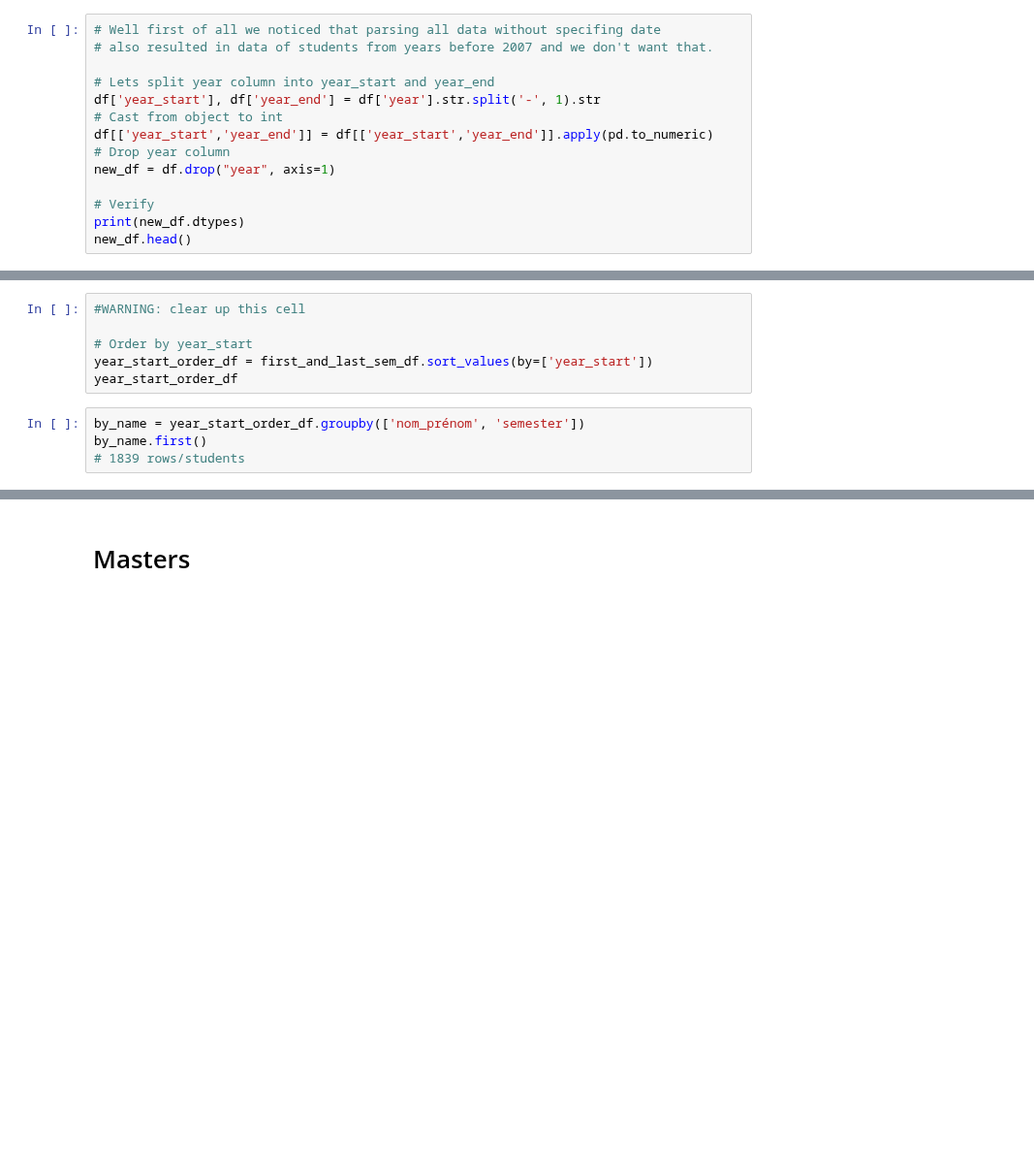
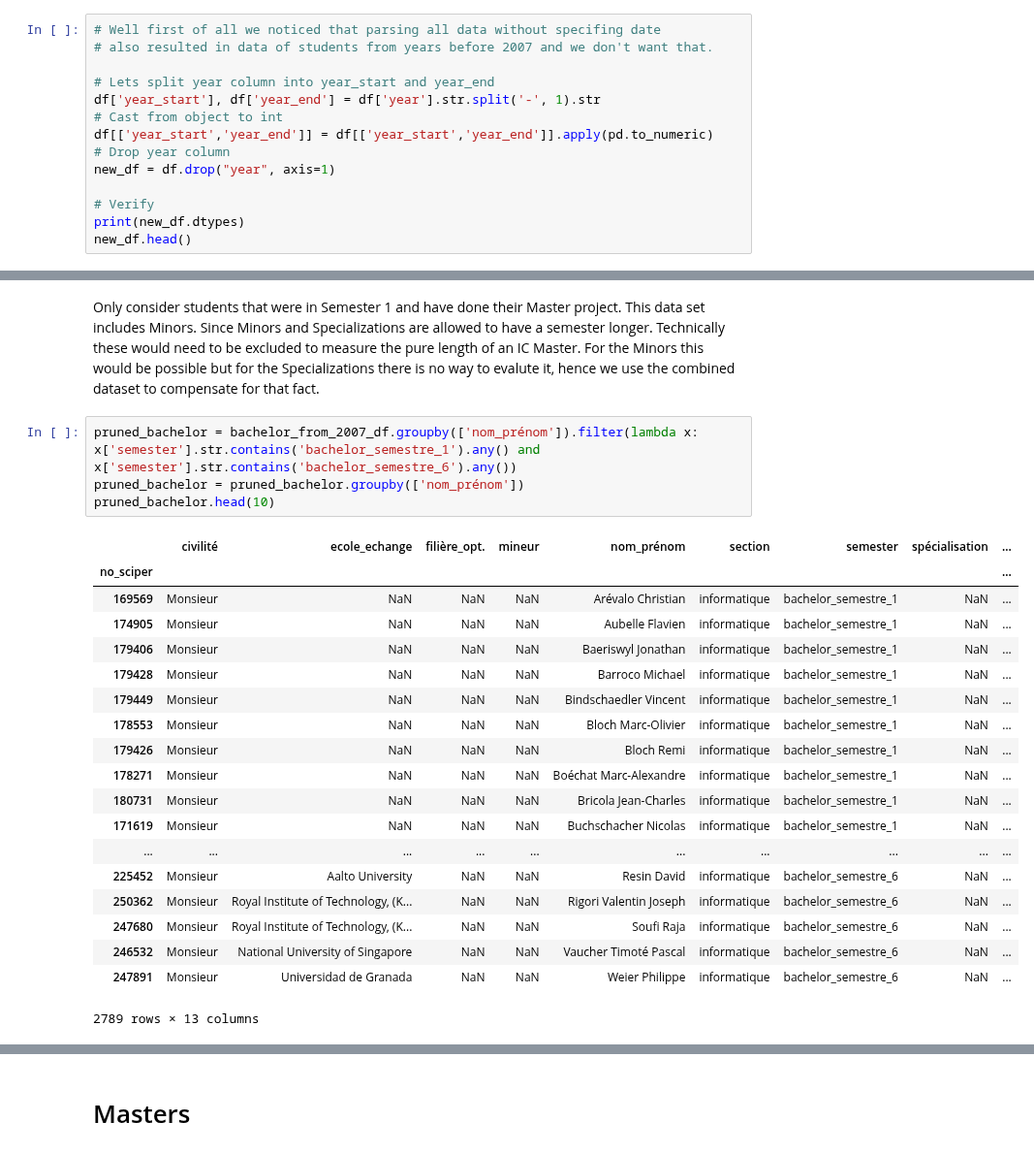
Before and after one commit to PaluchowskiMatthew/ADA-Kepler, a Jupyter notebook: 03 - Data from the Web/Get the data.ipynb, the cells around one changed output, grey strips where cells are left out. Shown at 97% size. Cells and saved outputs as stored; diff of their text form; blank space fills up the shorter version.

Commit message:
bachelor in

```diff
--- a/03 - Data from the Web/Get the data.ipynb
+++ b/03 - Data from the Web/Get the data.ipynb
@@ -156,10 +183,26 @@ by_name.first()
-# %%
-#WARNING: clear up this cell
-
-# Order by year_start
-year_start_order_df = first_and_last_sem_df.sort_values(by=['year_start'])
-year_start_order_df
-# %%
-by_name = year_start_order_df.groupby(['nom_prénom', 'semester'])
-by_name.first()
-# 1839 rows/students
+# %% [markdown]
+Only consider students that were in Semester 1 and have done their Master project. This data set includes Minors. Since Minors and Specializations are allowed to have a semester longer. Technically these would need to be excluded to measure the pure length of an IC Master. For the Minors this would be possible but for the Specializations there is no way to evalute it, hence we use the combined dataset to compensate for that fact.
+# %%
+pruned_bachelor = bachelor_from_2007_df.groupby(['nom_prénom']).filter(lambda x: x['semester'].str.contains('bachelor_semestre_1').any() and x['semester'].str.contains('bachelor_semestre_6').any())
+pruned_bachelor = pruned_bachelor.groupby(['nom_prénom'])
+pruned_bachelor.head(10)
+# %% [output]
+|  | civilité | ecole_echange | filière_opt. | mineur | nom_prénom | section | semester | spécialisation | ... |
+| no_sciper |  |  |  |  |  |  |  |  | ... |
+| 169569 | Monsieur | NaN | NaN | NaN | Arévalo Christian | informatique | bachelor_semestre_1 | NaN | ... |
+| 174905 | Monsieur | NaN | NaN | NaN | Aubelle Flavien | informatique | bachelor_semestre_1 | NaN | ... |
+| 179406 | Monsieur | NaN | NaN | NaN | Baeriswyl Jonathan | informatique | bachelor_semestre_1 | NaN | ... |
+| 179428 | Monsieur | NaN | NaN | NaN | Barroco Michael | informatique | bachelor_semestre_1 | NaN | ... |
+| 179449 | Monsieur | NaN | NaN | NaN | Bindschaedler Vincent | informatique | bachelor_semestre_1 | NaN | ... |
+| 178553 | Monsieur | NaN | NaN | NaN | Bloch Marc-Olivier | informatique | bachelor_semestre_1 | NaN | ... |
+| 179426 | Monsieur | NaN | NaN | NaN | Bloch Remi | informatique | bachelor_semestre_1 | NaN | ... |
+| 178271 | Monsieur | NaN | NaN | NaN | Boéchat Marc-Alexandre | informatique | bachelor_semestre_1 | NaN | ... |
+| 180731 | Monsieur | NaN | NaN | NaN | Bricola Jean-Charles | informatique | bachelor_semestre_1 | NaN | ... |
+| 171619 | Monsieur | NaN | NaN | NaN | Buchschacher Nicolas | informatique | bachelor_semestre_1 | NaN | ... |
+| ... | ... | ... | ... | ... | ... | ... | ... | ... | ... |
+| 225452 | Monsieur | Aalto University | NaN | NaN | Resin David | informatique | bachelor_semestre_6 | NaN | ... |
+| 250362 | Monsieur | Royal Institute of Technology, (K... | NaN | NaN | Rigori Valentin Joseph | informatique | bachelor_semestre_6 | NaN | ... |
+| 247680 | Monsieur | Royal Institute of Technology, (K... | NaN | NaN | Soufi Raja | informatique | bachelor_semestre_6 | NaN | ... |
+| 246532 | Monsieur | National University of Singapore | NaN | NaN | Vaucher Timoté Pascal | informatique | bachelor_semestre_6 | NaN | ... |
+| 247891 | Monsieur | Universidad de Granada | NaN | NaN | Weier Philippe | informatique | bachelor_semestre_6 | NaN | ... |
+2789 rows × 13 columns
```
Also changed, not shown: parts of 16 cells of this notebook.
